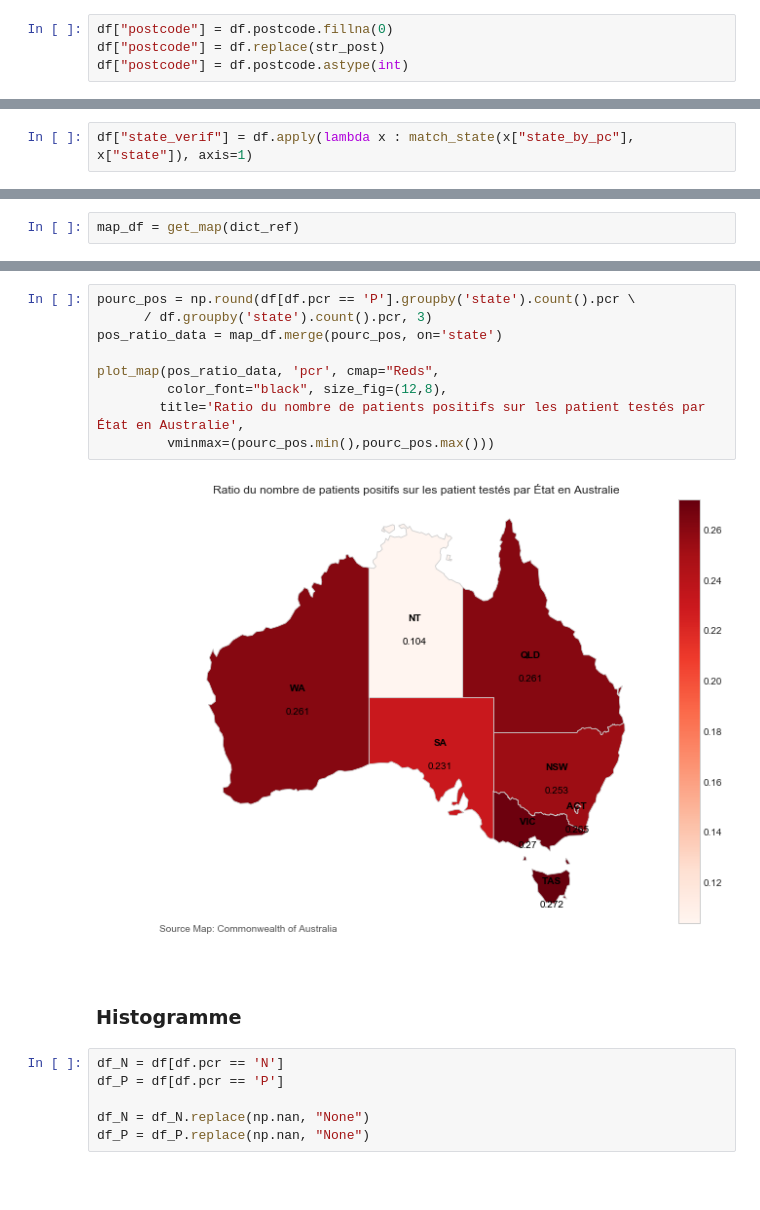
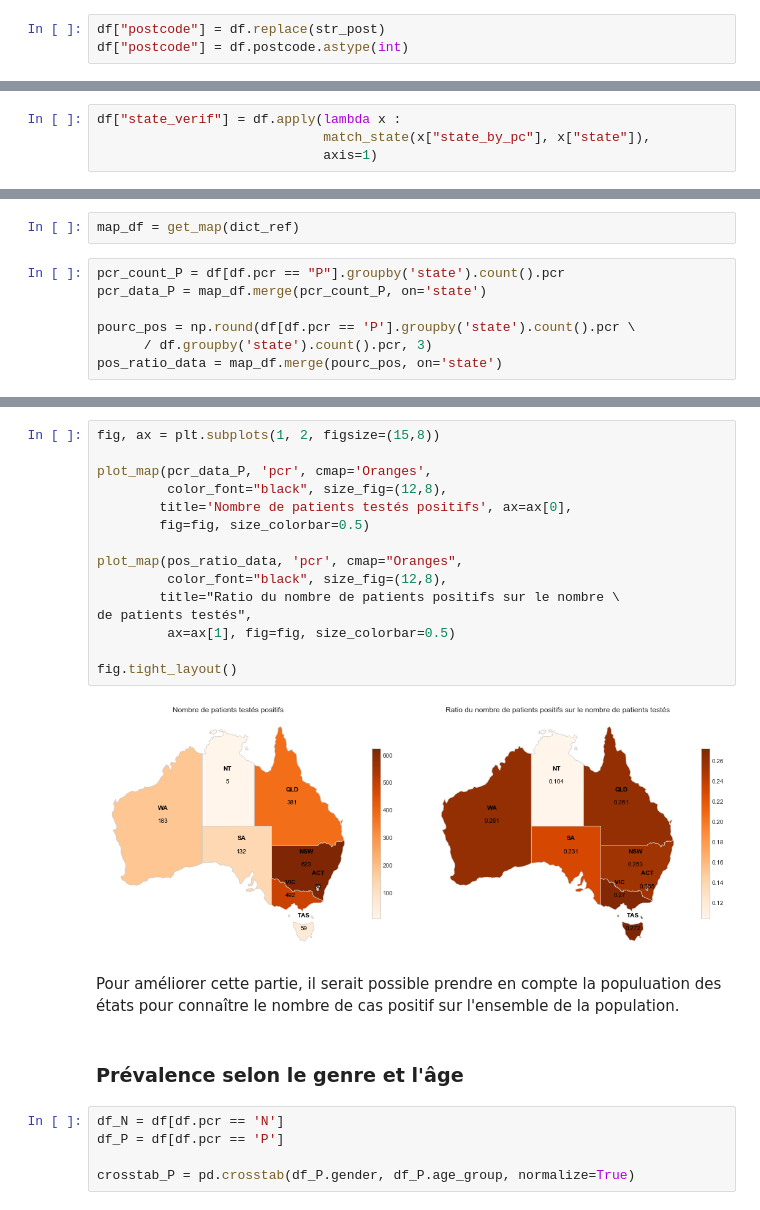
Before and after one commit to titigmr/Test-INRIA-APHP, a Jupyter notebook: data_analysis.ipynb, the cells around one changed output, grey strips where cells are left out. Drawn from its saved outputs; the diff is of its cells as text; blank space fills up the shorter version.

Commit message:
eda graph finished

```diff
--- a/data_analysis.ipynb
+++ b/data_analysis.ipynb
@@ -149,7 +151,6 @@ for i in df.postcode.values:
     except (ValueError, TypeError):
         str_post[i] = None
 # %%
-df["postcode"] = df.postcode.fillna(0)
 df["postcode"] = df.replace(str_post)
 df["postcode"] = df.postcode.astype(int)
 # %% [markdown]
@@ -163,5 +164,7 @@ On peut vérifier le nombre d'incohérence entre états et code postaux.
 # %%
-df["state_verif"] = df.apply(lambda x : match_state(x["state_by_pc"], x["state"]), axis=1)
+df["state_verif"] = df.apply(lambda x :
+                             match_state(x["state_by_pc"], x["state"]),
+                             axis=1)
 # %%
 df.state_verif.isna().sum() / df.shape[0]
 # %% [output]
@@ -192,4 +204,11 @@ La dernière étape consiste à la visualisation des données.
 On commence par importer notre map de l'Australie.
 # %%
 map_df = get_map(dict_ref)
+# %%
+pcr_count_P = df[df.pcr == "P"].groupby('state').count().pcr
+pcr_data_P = map_df.merge(pcr_count_P, on='state')
+
+pourc_pos = np.round(df[df.pcr == 'P'].groupby('state').count().pcr \
+      / df.groupby('state').count().pcr, 3)
+pos_ratio_data = map_df.merge(pourc_pos, on='state')
 # %% [markdown]
@@ -206,20 +216,27 @@ plot_map(pcr_data, 'pcr', cmap='Reds',
-# %%
-pourc_pos = np.round(df[df.pcr == 'P'].groupby('state').count().pcr \
-      / df.groupby('state').count().pcr, 3)
-pos_ratio_data = map_df.merge(pourc_pos, on='state')
-
-plot_map(pos_ratio_data, 'pcr', cmap="Reds",
-         color_font="black", size_fig=(12,8),
-        title='Ratio du nombre de patients positifs sur les patient testés par État en Australie',
-         vminmax=(pourc_pos.min(),pourc_pos.max()))
-# %% [output]
-[figure, removed]
-# %% [markdown]
-### Histogramme
+# %%
+fig, ax = plt.subplots(1, 2, figsize=(15,8))
+
+plot_map(pcr_data_P, 'pcr', cmap='Oranges',
+         color_font="black", size_fig=(12,8),
+        title='Nombre de patients testés positifs', ax=ax[0],
+        fig=fig, size_colorbar=0.5)
+
+plot_map(pos_ratio_data, 'pcr', cmap="Oranges",
+         color_font="black", size_fig=(12,8),
+        title="Ratio du nombre de patients positifs sur le nombre \
+de patients testés",
+         ax=ax[1], fig=fig, size_colorbar=0.5)
+
+fig.tight_layout()
+# %% [output]
+[figure, added]
+# %% [markdown]
+Pour améliorer cette partie, il serait possible prendre en compte la populuation des états pour connaître le nombre de cas positif sur l'ensemble de la population.
+# %% [markdown]
+### Prévalence selon le genre et l'âge
 # %%
 df_N = df[df.pcr == 'N']
 df_P = df[df.pcr == 'P']
 
-df_N = df_N.replace(np.nan, "None")
-df_P = df_P.replace(np.nan, "None")
+crosstab_P = pd.crosstab(df_P.gender, df_P.age_group, normalize=True)
 # %%
```
Also changed, not shown: parts of 21 cells of this notebook, 2 other files.
